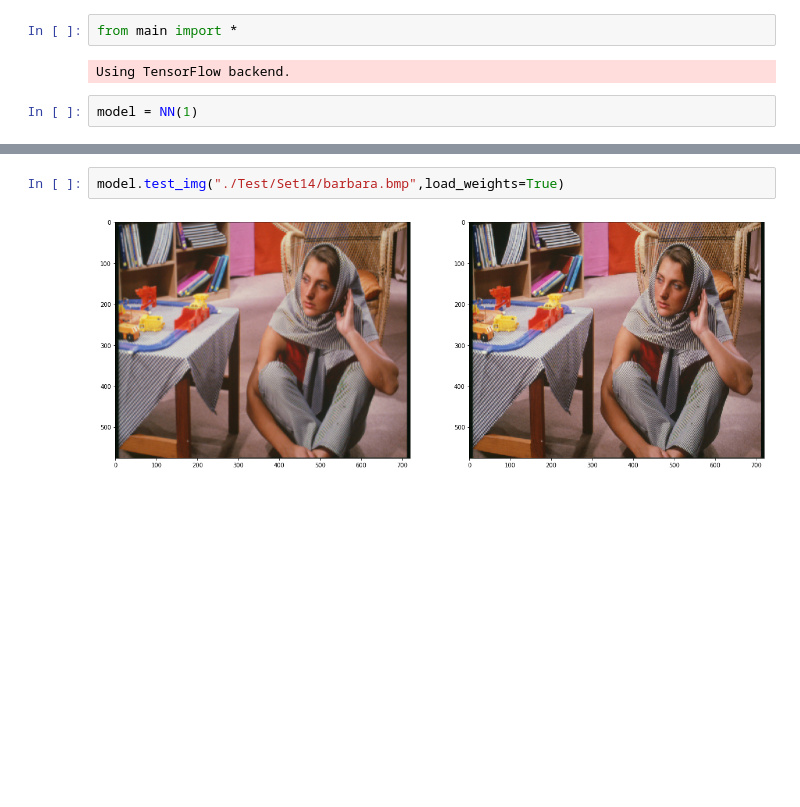
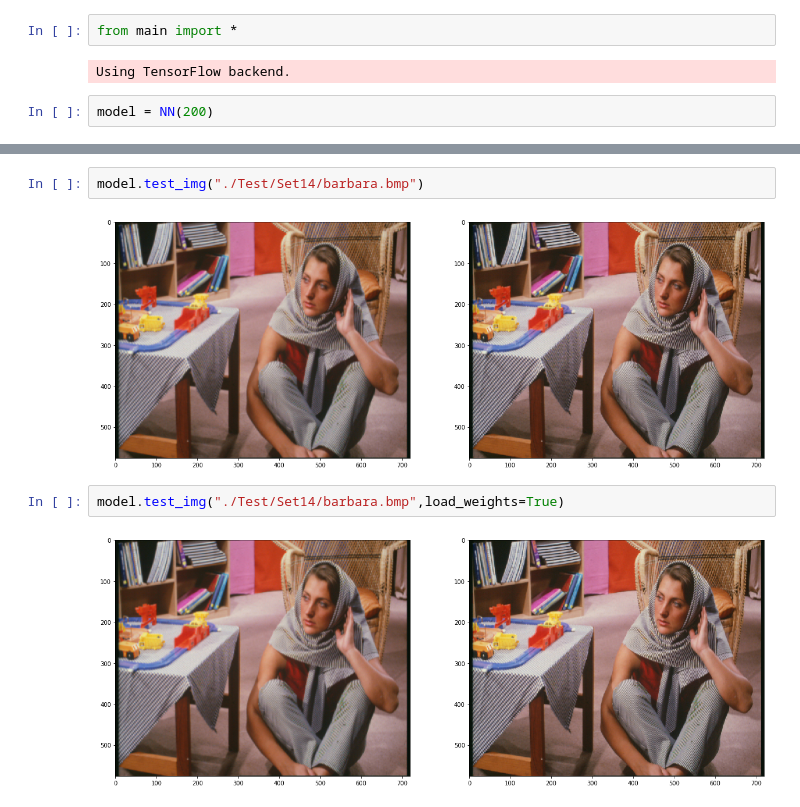
Before and after one commit to clbonet/SRCNN-keras, a Jupyter notebook: Example.ipynb, the cells around one changed output, grey strips where cells are left out. Drawn from its saved outputs; the diff is of its cells as text; blank space fills up the shorter version.

```diff
--- a/Example.ipynb
+++ b/Example.ipynb
@@ -3,4 +3,4 @@ from main import *
 # %% [output]
 Using TensorFlow backend.
 # %%
-model = NN(1)
+model = NN(200)
@@ -17,5 +33,9 @@ model.test_img(load_weights=True)
 # %% [output]
 [figure]
+# %%
+model.test_img("./Test/Set14/barbara.bmp")
+# %% [output]
+[figure, added]
 # %%
 model.test_img("./Test/Set14/barbara.bmp",load_weights=True)
 # %% [output]
```
Also changed, not shown: parts of 3 cells of this notebook, 1 other file.
